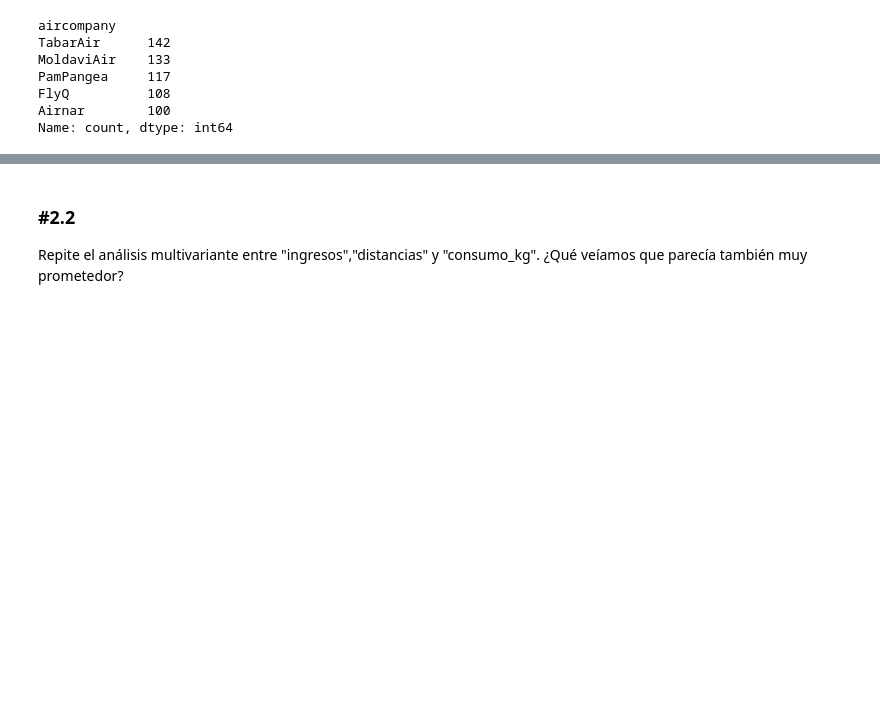
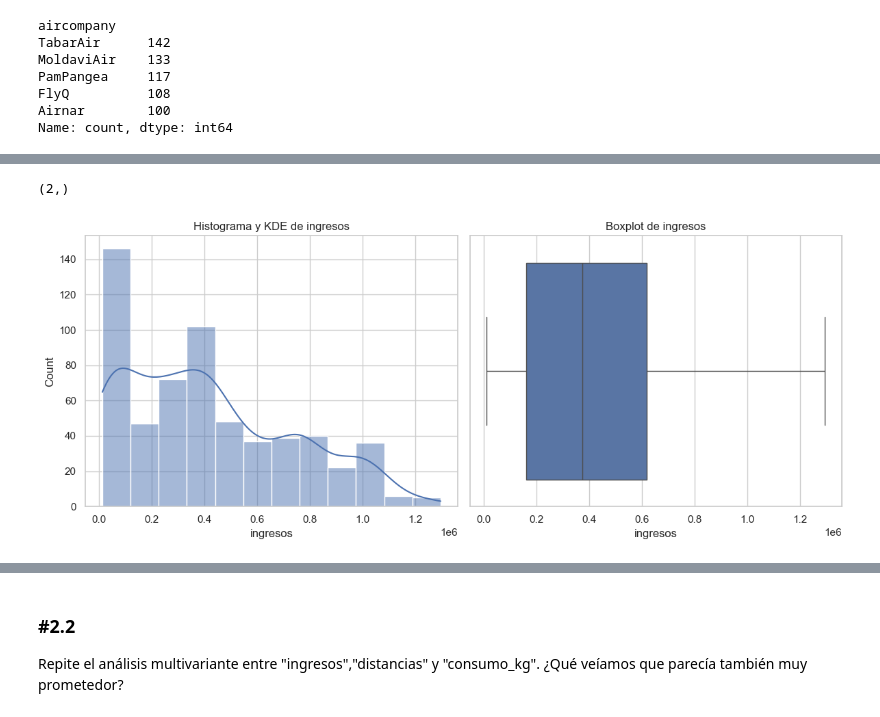
Before and after one commit to Niet-Sart/Online_DS_TheBridge_Anta, a Jupyter notebook: 03_Analisis_de_Datos/Sprint_07/Unidad_02/Practica_Obligatoria/18_Practica_Obligatoria_Multivariante.ipynb, the cells around one changed output, grey strips where cells are left out. Cells and saved outputs as stored; diff of their text form; code cells hidden in the pictures; blank space fills up the shorter version.

```diff
--- a/03_Analisis_de_Datos/Sprint_07/Unidad_02/Practica_Obligatoria/18_Practica_Obligatoria_Multivariante.ipynb
+++ b/03_Analisis_de_Datos/Sprint_07/Unidad_02/Practica_Obligatoria/18_Practica_Obligatoria_Multivariante.ipynb
@@ -513,0 +519,5 @@ Name: count, dtype: int64
+# %%
+plot_combined_graphs(df_air_jun,["ingresos"])
+# %% [output]
+(2,)
+[figure, added]
```
Also changed, not shown: parts of 23 cells of this notebook.
